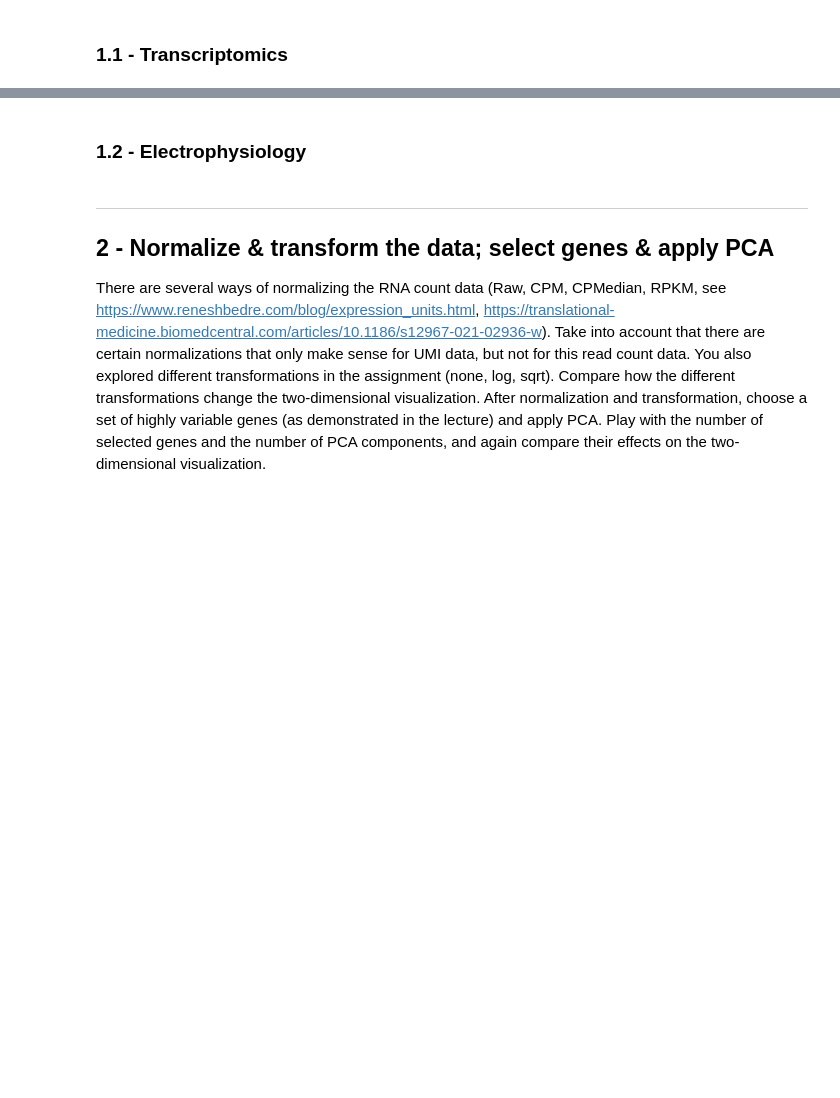
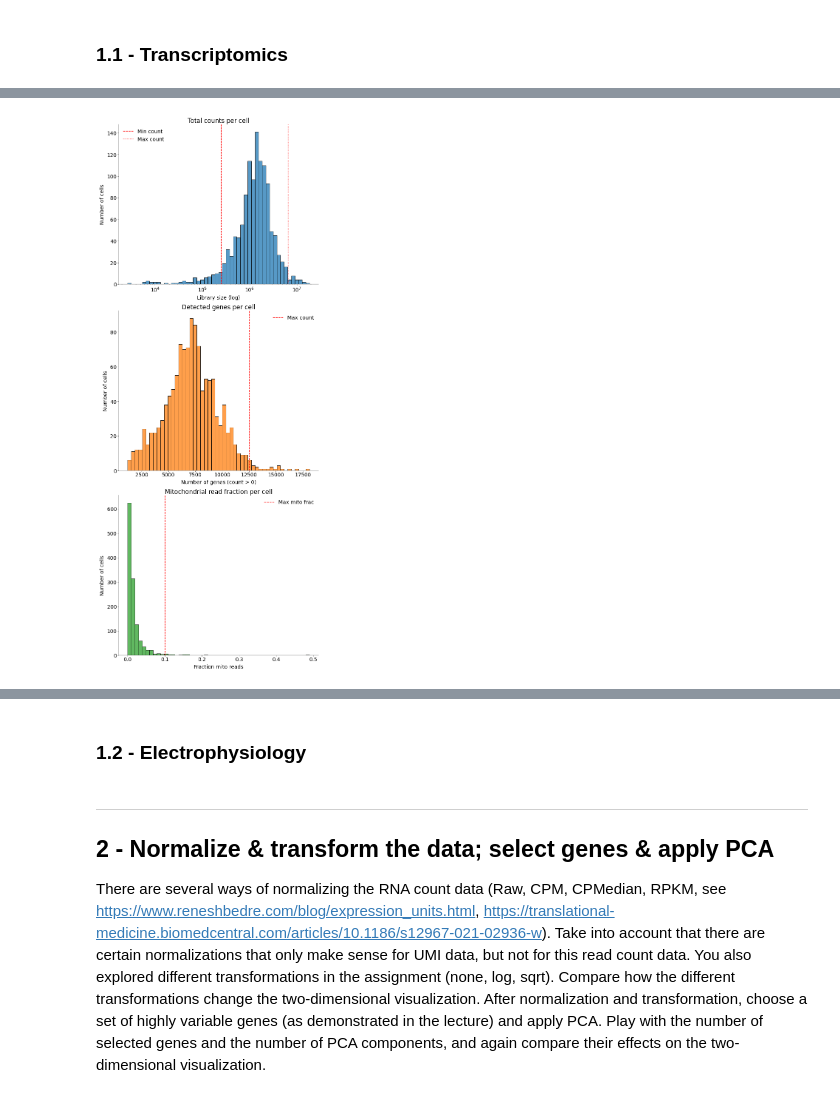
Before and after one commit to m-abbas-ansari/Neural-Data-Science-25, a Jupyter notebook: Project/notebooks/practical03 - Solved.ipynb, the cells around one changed output, grey strips where cells are left out. Drawn from its saved outputs; the diff is of its cells as text; code cells hidden in the pictures; blank space fills up the shorter version.

```diff
--- a/Project/notebooks/practical03 - Solved.ipynb
+++ b/Project/notebooks/practical03 - Solved.ipynb
@@ -492,0 +317,44 @@ plt.show()
+# %%
+# RUN THIS
+
+# 4. Plot histograms of per-cell metrics
+fig, axs = plt.subplots(3, 1, figsize=(6, 15))
+
+# Total counts per cell
+sns.histplot(total_counts, bins=50, log_scale=(True, False), ax=axs[0])
+min_count_thresh = 2.5 * 1e5
+max_count_thresh = 6.5 * 1e6
+axs[0].axvline(
+    min_count_thresh, color="red", linestyle="--", label="Min count"
+)
+axs[0].axvline(max_count_thresh, color="red", linestyle=":", label="Max count")
+axs[0].set_title("Total counts per cell")
+axs[0].set_xlabel("Library size (log)")
+axs[0].set_ylabel("Number of cells")
+axs[0].legend()
+
+# Number of detected genes per cell
+sns.histplot(n_genes, bins=50, ax=axs[1], color="C1")
+max_n_genes_thresh = 12500
+axs[1].axvline(
+    max_n_genes_thresh, color="red", linestyle="--", label="Max count"
+)
+axs[1].set_title("Detected genes per cell")
+axs[1].set_xlabel("Number of genes (count > 0)")
+axs[1].set_ylabel("Number of cells")
+axs[1].legend()
+
+# Mitochondrial fraction per cell
+sns.histplot(mito_frac, bins=50, ax=axs[2], color="C2")
+max_mito_frac_thresh = 0.1
+axs[2].axvline(
+    max_mito_frac_thresh, color="red", linestyle="--", label="Max mito frac"
+)
+axs[2].set_title("Mitochondrial read fraction per cell")
+axs[2].set_xlabel("Fraction mito reads")
+axs[2].set_ylabel("Number of cells")
+axs[2].legend()
+
+plt.show()
+# %% [output]
+[figure, added]
```
Also changed, not shown: parts of 39 cells of this notebook, 8 other files.
